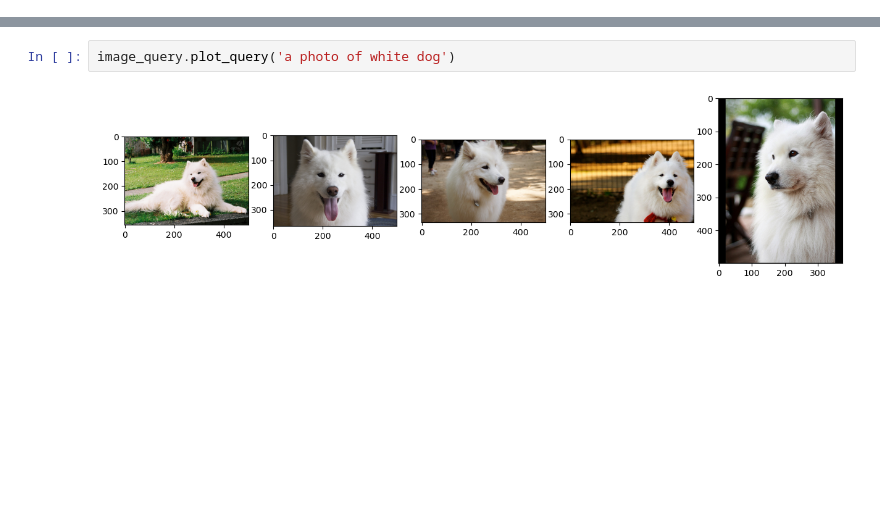
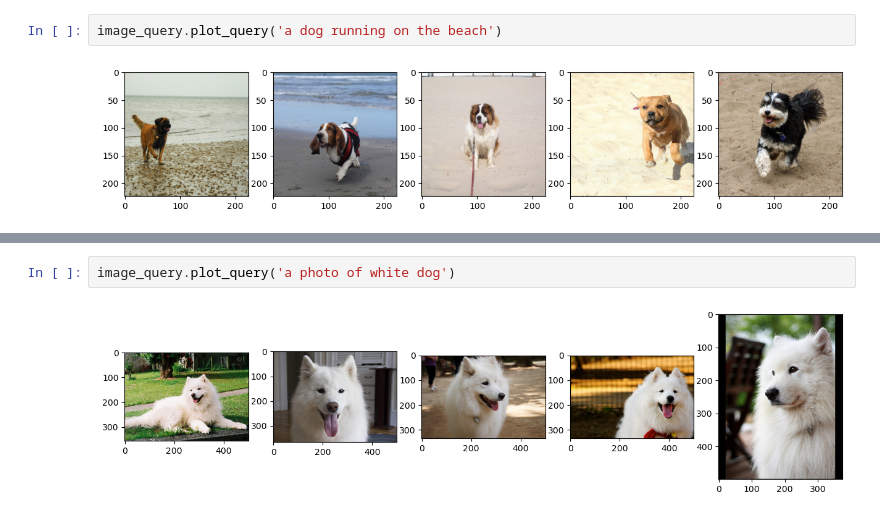
Before and after one commit to chcomin/curso-visao-computacional-2024, a Jupyter notebook: M10_texto_e_imagens/4 - Usando o CLIP e modelos Huggingface.ipynb, the cells around one changed output, grey strips where cells are left out. Saved outputs shown, nothing was run; the diff lists cells and outputs as text; blank space fills up the shorter version.

```diff
--- a/M10_texto_e_imagens/4 - Usando o CLIP e modelos Huggingface.ipynb
+++ b/M10_texto_e_imagens/4 - Usando o CLIP e modelos Huggingface.ipynb
@@ -79,0 +100,4 @@ image_query.plot_query('a cat on a couch')
+# %%
+image_query.plot_query('a dog running on the beach')
+# %% [output]
+[figure, added]
```
Also changed, not shown: parts of 17 cells of this notebook, 32 other files.
